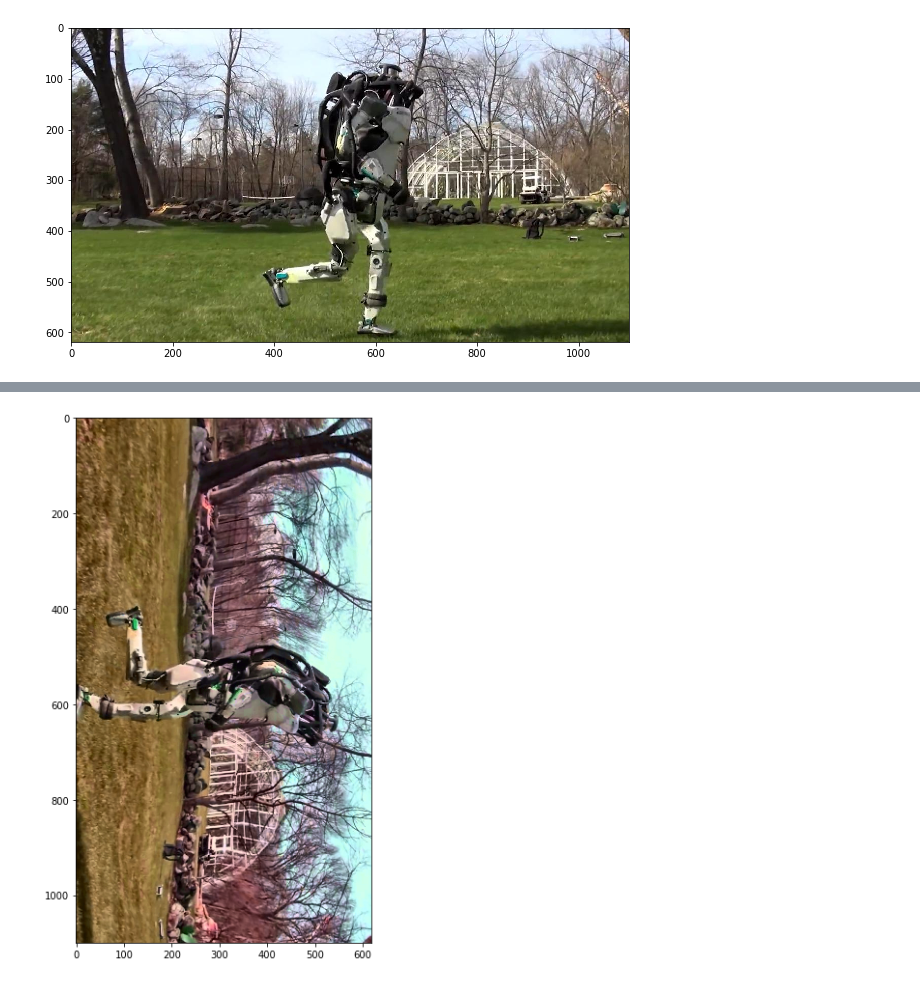
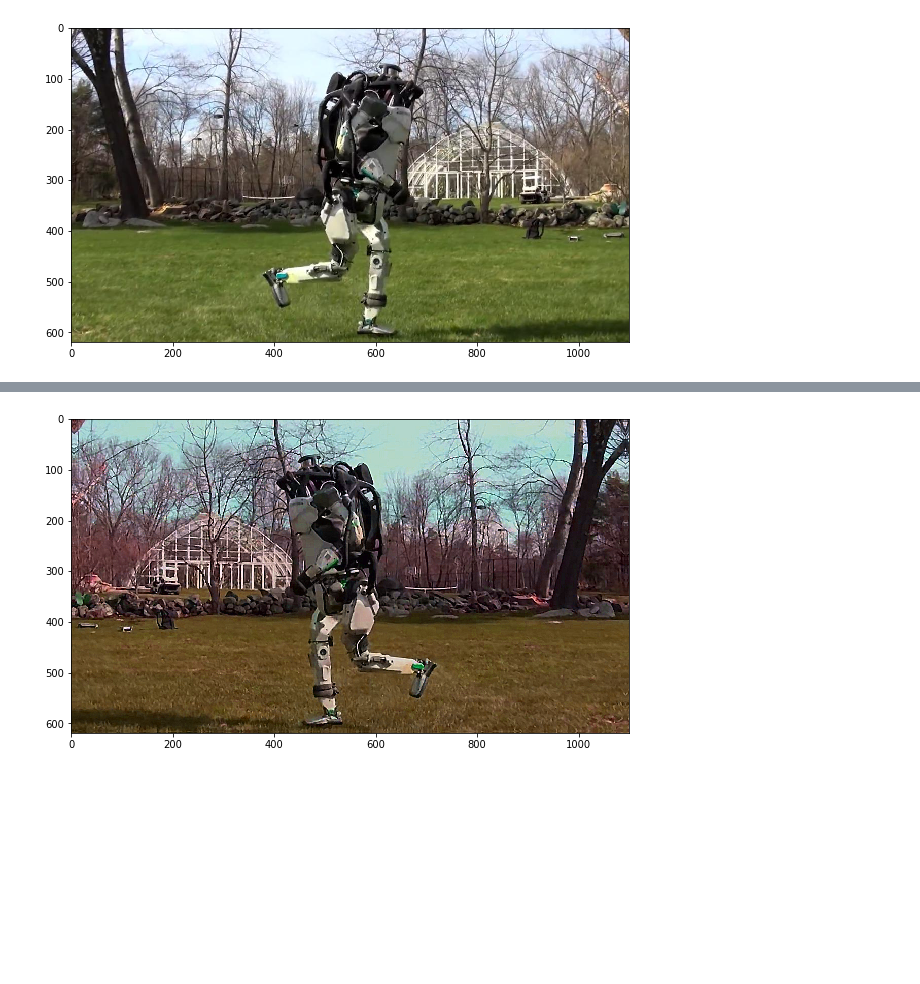
Before and after one commit to vbaryshev4/Data_Science, a Jupyter notebook: hse_ml/Advanced/NN_DL/05-model-training/Aug.ipynb, the cells around one changed output, grey strips where cells are left out. Drawn from its saved outputs; the diff is of its cells as text; code cells hidden in the pictures; blank space fills up the shorter version.

```diff
--- a/hse_ml/Advanced/NN_DL/05-model-training/Aug.ipynb
+++ b/hse_ml/Advanced/NN_DL/05-model-training/Aug.ipynb
@@ -97,8 +104,41 @@ def strong_aug(p=.5):
         ], p=0.3),
         HueSaturationValue(p=0.3),
     ], p=p)
+# %%
+def strong_aug(p=1):
+    return Compose([
+        RandomRotate90(p=0.1),
+        Flip(p=1),
+        Transpose(p=0.4),
+        OneOf([
+            IAAAdditiveGaussianNoise(p=0.9),
+            GaussNoise(p=0.9),
+        ], p=0.2),
+        OneOf([
+            MotionBlur(p=.1),
+            MedianBlur(blur_limit=1, p=0.4),
+            Blur(blur_limit=3, p=0.9),
+        ], p=0.2),
+        ShiftScaleRotate(
+            shift_limit=0.0625,
+            scale_limit=0.1,
+            rotate_limit=45,
+            p=0.4),
+        OneOf([
+            OpticalDistortion(p=0.9),
+            GridDistortion(p=.1),
+            IAAPiecewiseAffine(p=0.1),
+        ], p=0.2),
+        OneOf([
+            CLAHE(clip_limit=10),
+            IAASharpen(p=0.1),
+            IAAEmboss(p=0.1),
+            RandomBrightnessContrast(contrast_limit=0.9),
+        ], p=0.9),
+        HueSaturationValue(p=0.9),
+    ], p=p)
 # %%
-aug = strong_aug(p=1)
+aug = strong_aug()
 augment_and_show(aug, image)
 # %% [output]
-[figure, old version]
+[figure, new version]
```
Also changed, not shown: parts of 6 cells of this notebook, 2 other files.
